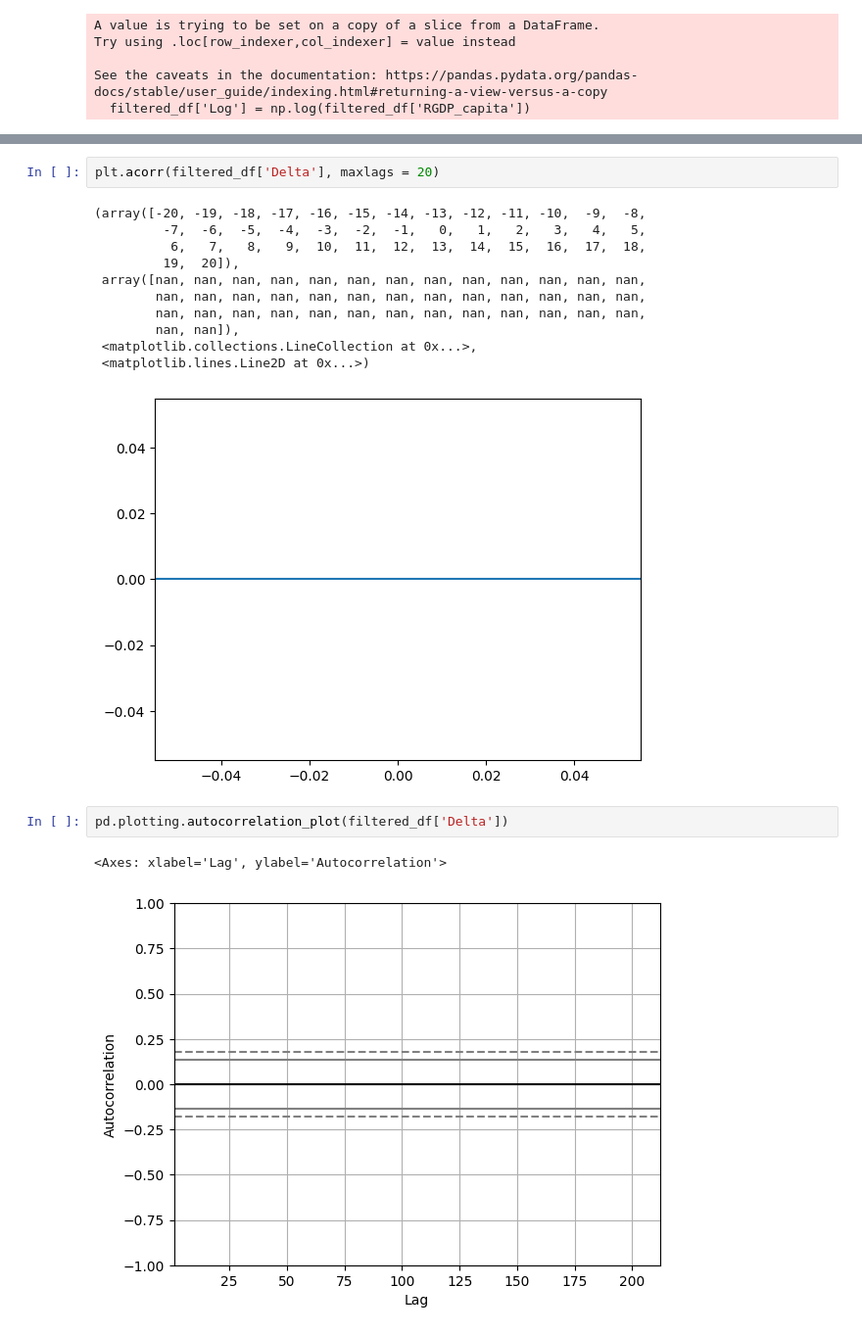
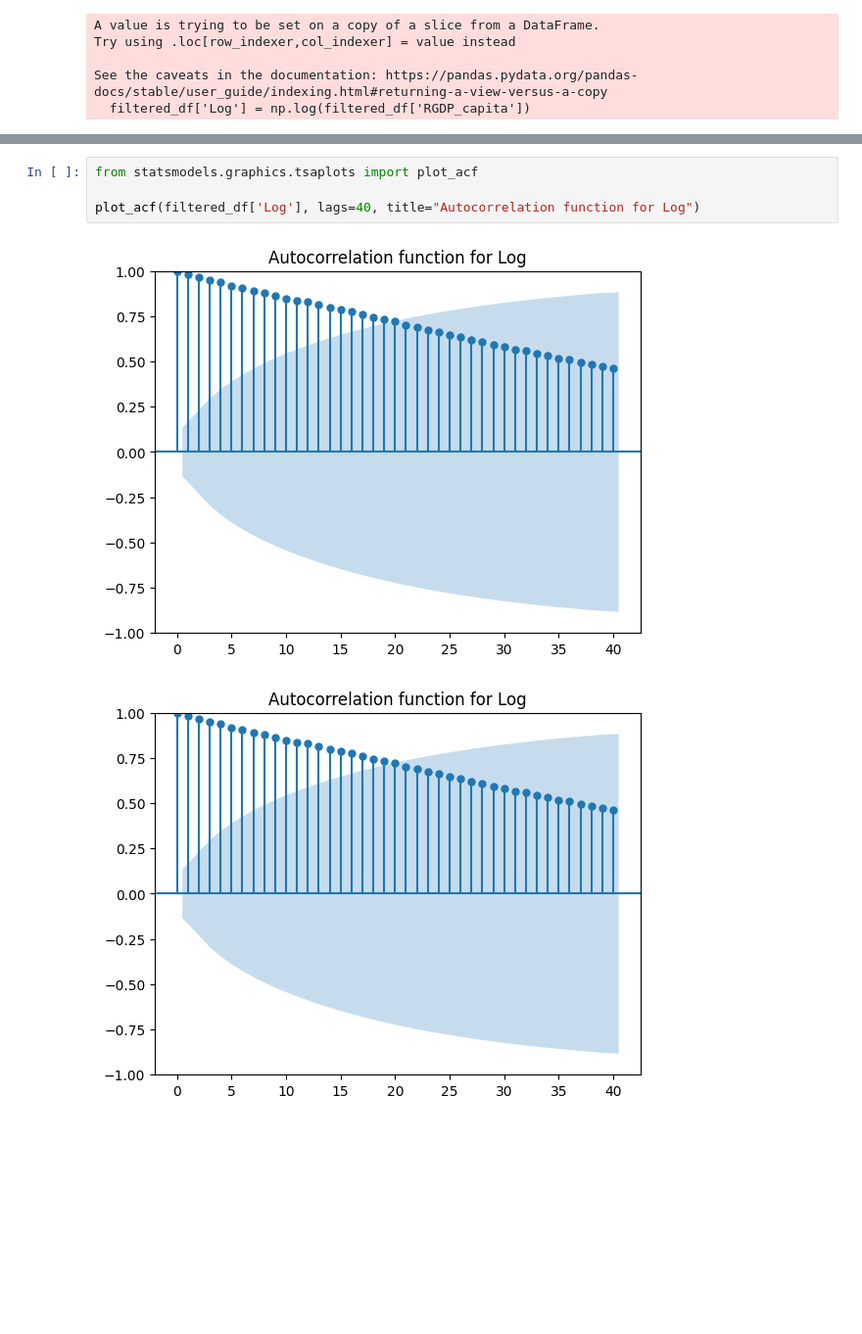
Before and after one commit to giordanovitale/Time-Series-Assignments, a Jupyter notebook: Assignment 2/Assignment2.ipynb, the cells around one changed output, grey strips where cells are left out. Shown at 98% size. Cells and saved outputs as stored; diff of their text form; blank space fills up the shorter version.

```diff
--- a/Assignment 2/Assignment2.ipynb
+++ b/Assignment 2/Assignment2.ipynb
@@ -281,19 +263,7 @@ plt.show()
-# %%
-plt.acorr(filtered_df['Delta'], maxlags = 20)
-# %% [output]
-(array([-20, -19, -18, -17, -16, -15, -14, -13, -12, -11, -10,  -9,  -8,
-         -7,  -6,  -5,  -4,  -3,  -2,  -1,   0,   1,   2,   3,   4,   5,
-          6,   7,   8,   9,  10,  11,  12,  13,  14,  15,  16,  17,  18,
-         19,  20]),
- array([nan, nan, nan, nan, nan, nan, nan, nan, nan, nan, nan, nan, nan,
-        nan, nan, nan, nan, nan, nan, nan, nan, nan, nan, nan, nan, nan,
-        nan, nan, nan, nan, nan, nan, nan, nan, nan, nan, nan, nan, nan,
-        nan, nan]),
- <matplotlib.collections.LineCollection at 0x...>,
- <matplotlib.lines.Line2D at 0x...>)
-[figure, removed]
-# %%
-pd.plotting.autocorrelation_plot(filtered_df['Delta'])
-# %% [output]
-<Axes: xlabel='Lag', ylabel='Autocorrelation'>
-[figure, removed]
+# %%
+from statsmodels.graphics.tsaplots import plot_acf
+
+plot_acf(filtered_df['Log'], lags=40, title="Autocorrelation function for Log")
+# %% [output]
+[figure, added]
+[figure, added]
```
Also changed, not shown: parts of 9 cells of this notebook.
